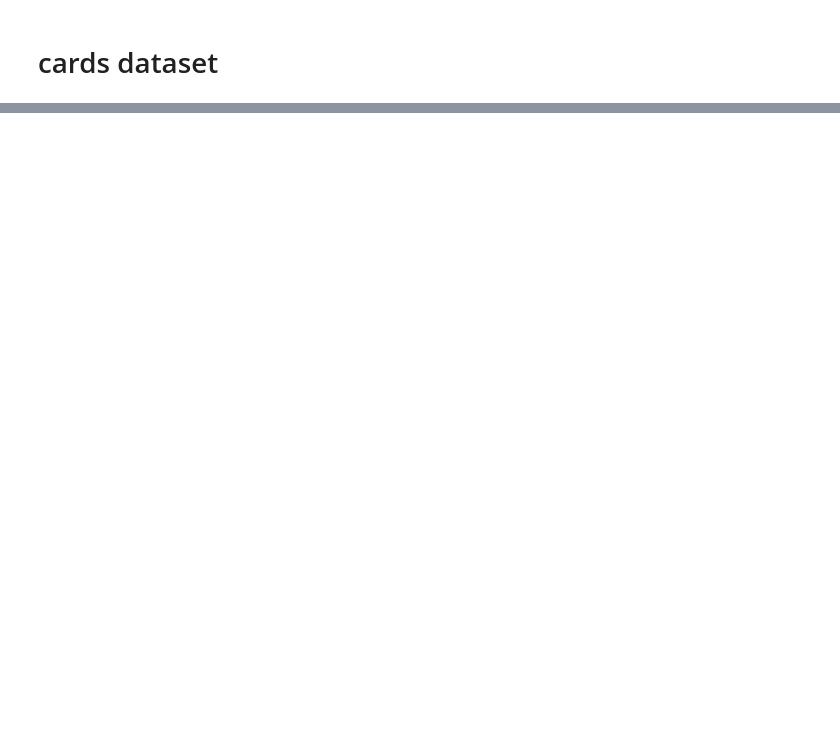
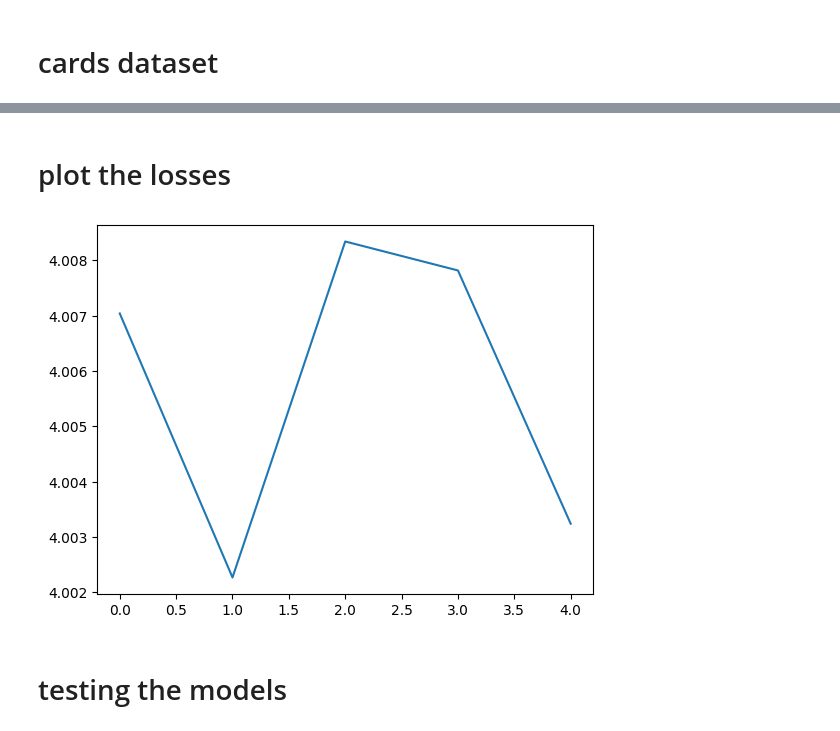
Before and after one commit to indhra/ML_Learnings, a Jupyter notebook: pytorch-learnings.ipynb, the cells around one changed output, grey strips where cells are left out. Saved outputs shown, nothing was run; the diff lists cells and outputs as text; code cells hidden in the pictures; blank space fills up the shorter version.

```diff
--- a/pytorch-learnings.ipynb
+++ b/pytorch-learnings.ipynb
@@ -230,0 +420,13 @@ valid_path = '/kaggle/input/cards-image-datasetclassification/valid'
+# %%
+train_dataset = PlayingCardDataset(train_path, transform=transform)
+test_dataset = PlayingCardDataset(test_path,transform=transform)
+val_dataset = PlayingCardDataset(valid_path,transform=transform)
+
+train_loader = DataLoader(train_dataset, batch_size=32, shuffle=True)
+val_loader = DataLoader(val_dataset,batch_size=32, shuffle=True)
+test_loader = DataLoader(test_dataset,batch_size=32, shuffle=True)
+# %%
+import torch.optim as optim
+criterion = nn.CrossEntropyLoss()
+
+optimizer = optim.Adam(model.parameters(), lr=0.001)
@@ -230,0 +435,3 @@ valid_path = '/kaggle/input/cards-image-datasetclassification/valid'
+# %%
+device = torch.device('cuda:0' if torch.cuda.is_available() else 'cpu')
+print(device)
@@ -230,0 +440,21 @@ valid_path = '/kaggle/input/cards-image-datasetclassification/valid'
+# %%
+num_epochs = 5
+train_loss = []
+val_loss= []
+
+model = SimpleCardClassifier()
+model.to(device)
+for epoch in range(num_epochs):
+    model.train()
+    running_loss = 0.0
+    for images, labels in tqdm(train_loader):
+        images, labels = images.to(device), labels.to(device)
+        optimizer.zero_grad()
+        outputs = model(images)
+        loss = criterion(outputs,labels)
+        loss.backward()
+        optimizer.step()
+        running_loss += loss.item() * images.size(0)
+    train_loss1 = running_loss / len(train_loader.dataset)
+    train_loss.append(train_loss1)
+    print(f'epoch {epoch+1}/{num_epochs} - train loss: {train_loss}')
@@ -230,0 +487,10 @@ valid_path = '/kaggle/input/cards-image-datasetclassification/valid'
+# %% [markdown]
+# plot the losses
+# %%
+import matplotlib.pyplot as plt
+plt.plot(train_loss, label='Traning loss')
+plt.show()
+# %% [output]
+[figure, added]
+# %% [markdown]
+# testing the models
```
Also changed, not shown: parts of 44 cells of this notebook.
